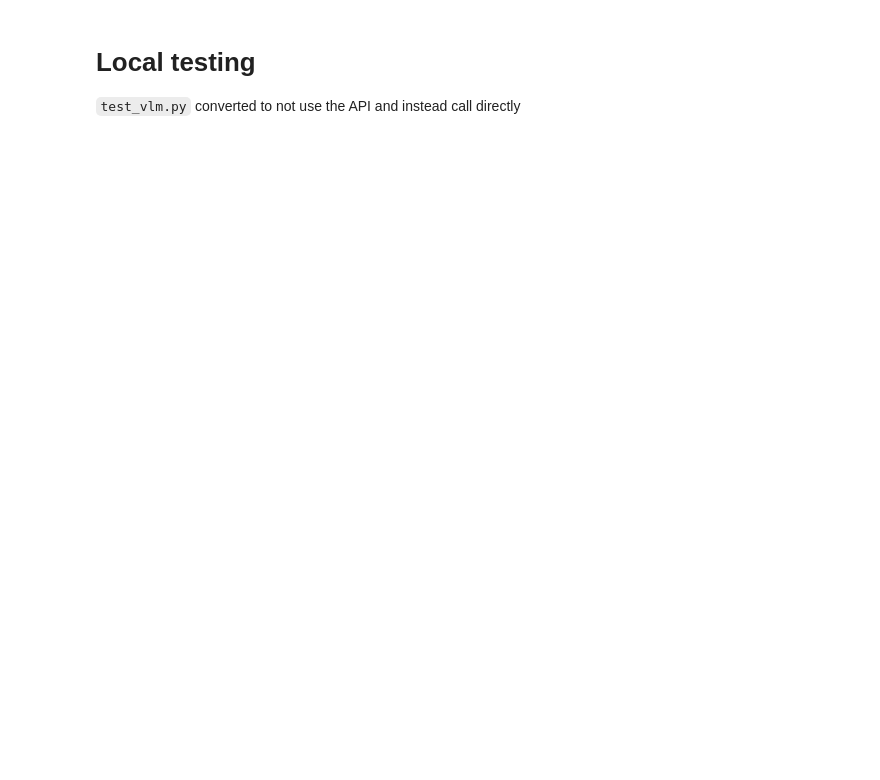
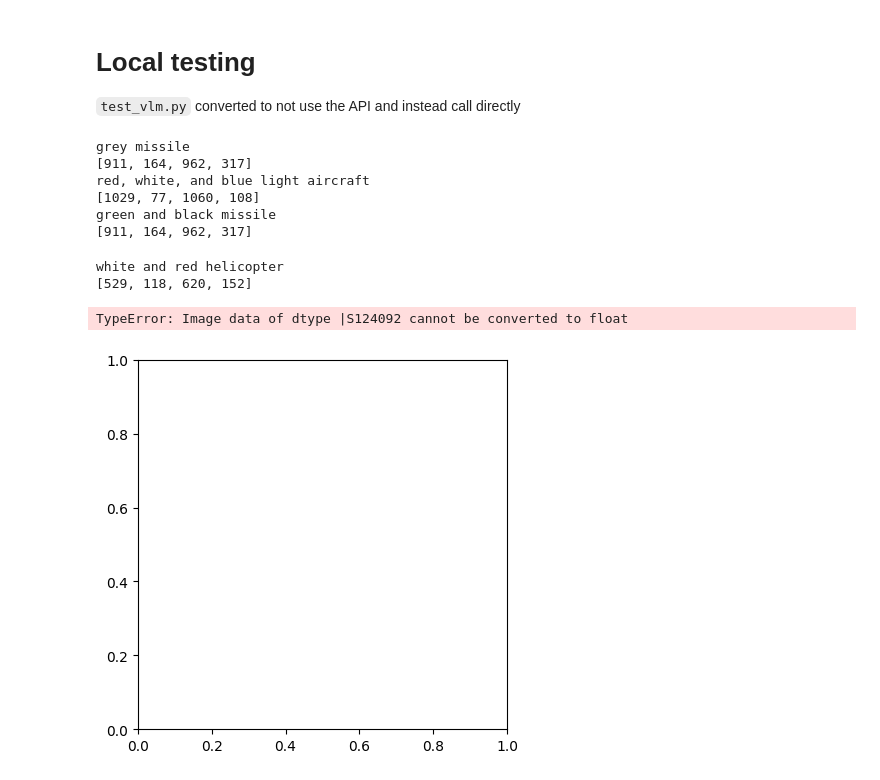
Before and after one commit to Brennanzuz/til-24-base, a Jupyter notebook: vlm/local_vlm_testing.ipynb, the cells around one changed output. Cells and saved outputs as stored; diff of their text form; code cells hidden in the pictures; blank space fills up the shorter version.

```diff
--- a/vlm/local_vlm_testing.ipynb
+++ b/vlm/local_vlm_testing.ipynb
@@ -13,6 +13,7 @@ from pathlib import Path
 from scoring.vlm_eval import vlm_eval
 from dotenv import load_dotenv
 import os
+import matplotlib.pyplot as plt
 
 from src.VLMManager import VLMManager
 
@@ -22,7 +23,8 @@ TEAM_NAME = os.getenv("TEAM_NAME")
 TEAM_TRACK = os.getenv("TEAM_TRACK")
 
 def main():
-    input_dir = Path(f"../../{TEAM_TRACK}")
+    input_dir = Path("../inputs")
+    # input_dir = Path(f"../../{TEAM_TRACK}")
     # input_dir = Path(f"../../data/{TEAM_TRACK}/train")
     # results_dir = Path(f"/home/jupyter/{TEAM_NAME}")
     results_dir = Path("results")
@@ -74,7 +76,7 @@ def identify(instance):
     """
     vlm_manager = VLMManager()
     # get base64 encoded string of image, convert back into bytes
-    input_json = instance.json()
+    input_json = json.loads(instance)
 
     predictions = []
     for instance in input_json["instances"]:
@@ -90,31 +92,56 @@ def run_batched(
     instances: List[Dict[str, str | int]], batch_size: int = 4
 ) -> List[Dict[str, str | int]]:
     # split into batches
     results = []
     for index in tqdm(range(0, len(instances), batch_size)):
         _instances = instances[index : index + batch_size]
         response = identify(
             json.dumps(
                 {
                     "instances": [
                         {field: _instance[field] for field in ("key", "caption", "b64")}
                         for _instance in _instances
                     ]
                 }
             ),
         )
-        _results = response.json()["predictions"]
+        _results = [i for i in response["predictions"]]
         results.extend(
             [
                 {
                     "key": _instances[i]["key"],
                     "bbox": _results[i],
                 }
                 for i in range(len(_instances))
             ]
         )
+        # Draw the bounding box on the image
+        plt.imshow(base64.b64decode(_instances[0]["b64"]))
+        plt.gca().add_patch(
+            plt.Rectangle(
+                (_results[0][0], _results[0][1]),
+                _results[0][2] - _results[0][0],
+                _results[0][3] - _results[0][1],
+                linewidth=1,
+                edgecolor="r",
+                facecolor="none",
+            )
+        )
+        plt.show()
+
     return results
 
 
 if __name__ == "__main__":
     main()
+# %% [output]
+grey missile
+[911, 164, 962, 317]
+red, white, and blue light aircraft
+[1029, 77, 1060, 108]
+green and black missile
+[911, 164, 962, 317]
+white and red helicopter
+[529, 118, 620, 152]
+TypeError: Image data of dtype |S124092 cannot be converted to float
+[figure, added]
```
Also changed, not shown: 2 other files.
